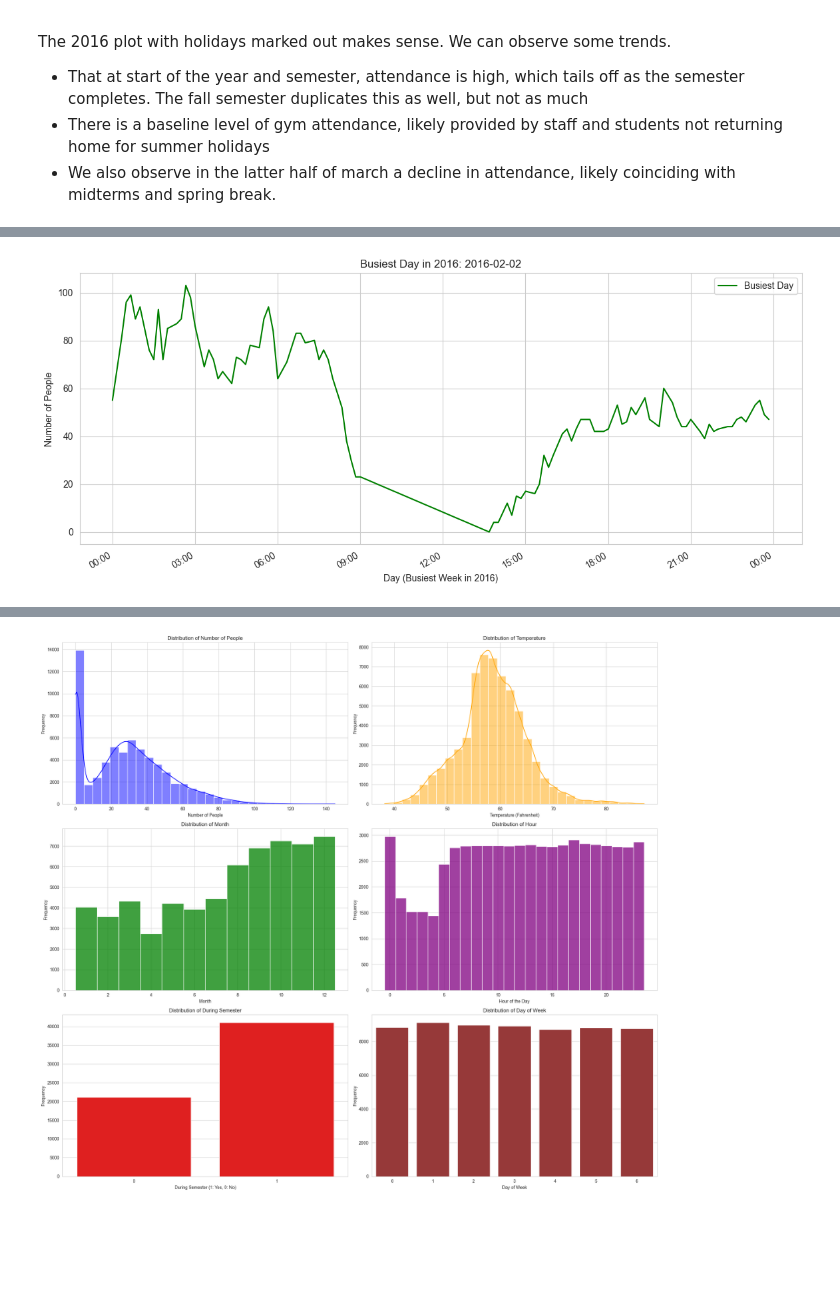
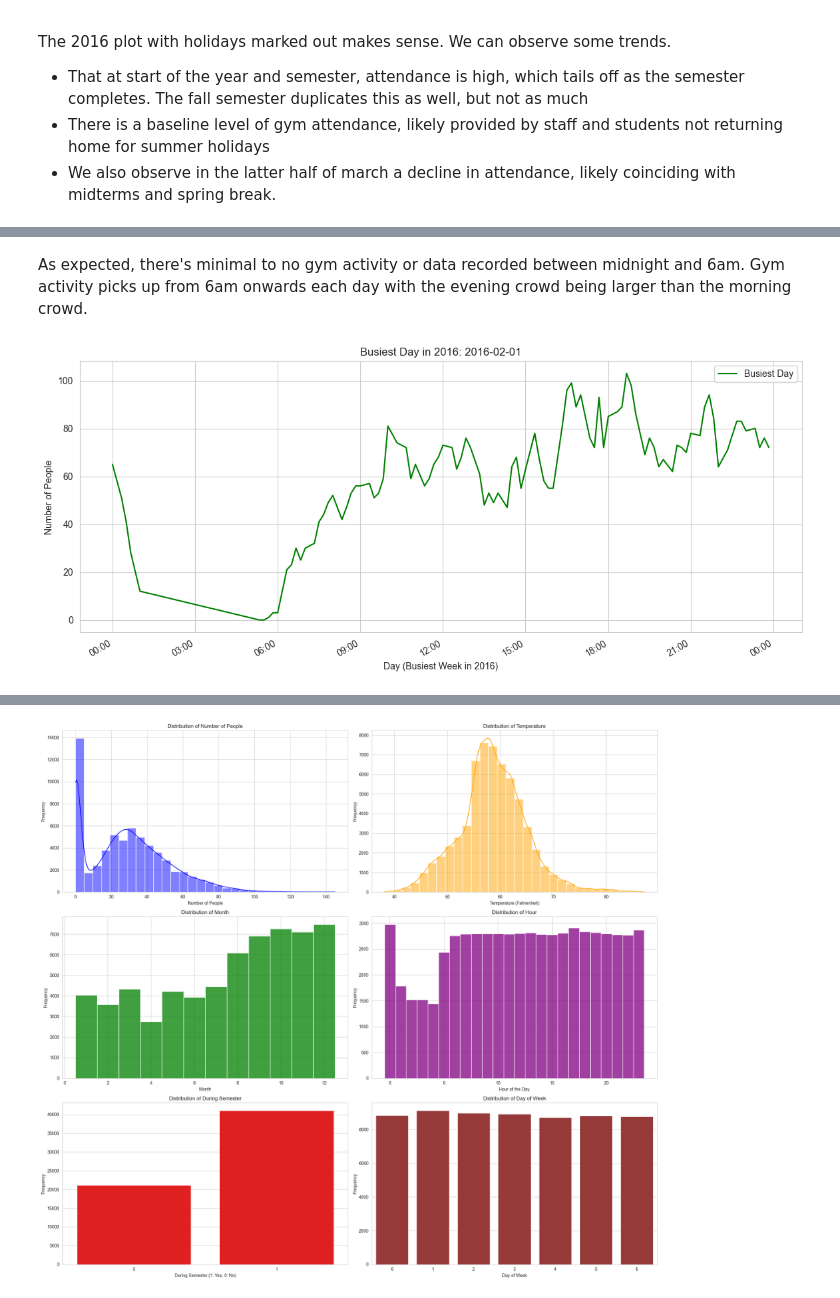
Before and after one commit to SJWallace/GP-StochasticGradientDescent1, a Jupyter notebook: simple.ipynb, the cells around one changed output, grey strips where cells are left out. Drawn from its saved outputs; the diff is of its cells as text; code cells hidden in the pictures; blank space fills up the shorter version.

```diff
--- a/simple.ipynb
+++ b/simple.ipynb
@@ -153,14 +198,17 @@ The data covers 3 semesters. The 4th semester that would start in 2017 is missin
 # Plotting time series data
 We'll smooth the data for temperature and number of people attending. A rolling window of 144 works out to be about a 1 day average, which is good for smaller views, but still a bit busy for a yearlong view
 # %%
+# Convert the 'datetime' column to Pacific Time (PT)
+gym_data['datetime_pacific'] = gym_data['datetime'].dt.tz_convert('US/Pacific')
+
 # Apply a rolling mean for smoothing
 gym_data['number_people_smooth'] = gym_data['number_people'].rolling(window=144).mean()
 gym_data['temperature_smooth'] = gym_data['temperature'].rolling(window=144).mean()
 
-# Plotting the smoothed data as a function of the new datetime column
+# Plotting the smoothed data as a function of the adjusted datetime column
 plt.figure(figsize=(14, 6))
-sns.lineplot(data=gym_data, x='datetime', y='number_people_smooth', label='Smoothed Number of People')
-sns.lineplot(data=gym_data, x='datetime', y='temperature_smooth', label='Smoothed Temperature', color='orange')
+sns.lineplot(data=gym_data, x='datetime_pacific', y='number_people_smooth', label='Smoothed Number of People')
+sns.lineplot(data=gym_data, x='datetime_pacific', y='temperature_smooth', label='Smoothed Temperature', color='orange')
 
 # Define a color map for seasons
 season_colors = {
@@ -181,7 +229,6 @@ def get_season(month):
     else:
         return 'Winter'
 
-# Modified function to determine the majority season of a semester
 # This calculates how many days fall in each season and returns the season with the highest count.
 def get_majority_season(start, end):
     days = pd.date_range(start=start, end=end, freq='D')
@@ -191,14 +238,17 @@ def get_majority_season(start, end):
 
 # Highlight the time periods that are semesters and label them with year and season
 for start, end in semester_intervals:
-    season = get_majority_season(start, end)
-    color = season_colors[season]
-    label = f'{start.year} {season} Semester'
+    # Only draw if there is data in the given semester interval
+    interval_data = gym_data[(gym_data['datetime_pacific'] >= start) & (gym_data['datetime_pacific'] <= end)]
+    if not interval_data.empty:
+        season = get_majority_season(start, end)
+        color = season_colors[season]
+        label = f'{start.year} {season} Semester'
 
-    plt.axvspan(start, end, color=color, alpha=0.3, label=label)
+        plt.axvspan(start.tz_convert('US/Pacific'), end.tz_convert('US/Pacific'), color=color, alpha=0.3, label=label)
 
-plt.title('Rolling window of 144 observations of Number of People and Temperature Over Time')
-plt.xlabel('Datetime')
+plt.title('Rolling window of 144 observations of Number of People and Temperature Over Time (Pacific Time)')
+plt.xlabel('Datetime (Pacific Time)')
 plt.ylabel('Values')
 plt.legend()
 plt.show()
@@ -390,15 +528,25 @@ No data for Saturday at 12 PM in the busiest week.
+# %% [markdown]
+As expected, there's minimal to no gym activity or data recorded between midnight and 6am. Gym activity picks up from 6am onwards each day with the evening crowd being larger than the morning crowd.
 # %%
 # Visualization for the Busiest Day
-busiest_day_date = gym_data_busiest_day['datetime'].dt.date.unique()[0]  # Get the date of the busiest day
+busiest_day_date = gym_data_busiest_day['datetime_pacific'].dt.date.unique()[0]  # Get the date of the busiest day
 plt.figure(figsize=(14, 6))
-sns.lineplot(data=gym_data_busiest_day, x='datetime', y='number_people', label='Busiest Day', color='green')
+sns.lineplot(data=gym_data_busiest_day,
+             x=gym_data_busiest_day['datetime_pacific'],  # Use the timezone-aware datetime directly
+             y='number_people',
+             label='Busiest Day',
+             color='green')
 plt.title(f'Busiest Day in 2016: {busiest_day_date}')
 plt.xlabel('Day (Busiest Week in 2016)')
 plt.ylabel('Number of People')  # Reflect that raw data is being used
 plt.xticks(rotation=45)  # Rotate x-axis labels for better readability
 plt.gcf().autofmt_xdate()  # Auto format date to show time
-plt.gca().xaxis.set_major_formatter(plt.matplotlib.dates.DateFormatter('%H:%M'))  # Set x-axis format to hh:mm
+
+# Set major ticks to start at midnight and every 3 hours thereafter
+plt.gca().xaxis.set_major_locator(plt.matplotlib.dates.HourLocator(byhour=range(0, 24, 3), tz=gym_data_busiest_day['datetime_pacific'].dt.tz))
+plt.gca().xaxis.set_major_formatter(plt.matplotlib.dates.DateFormatter('%H:%M', tz=gym_data_busiest_day['datetime_pacific'].dt.tz))  # Format as HH:MM with timezone awareness
+
 plt.legend()
 plt.show()
 # %% [output]
-[figure, old version]
+[figure, new version]
```
Also changed, not shown: parts of 39 cells of this notebook.
